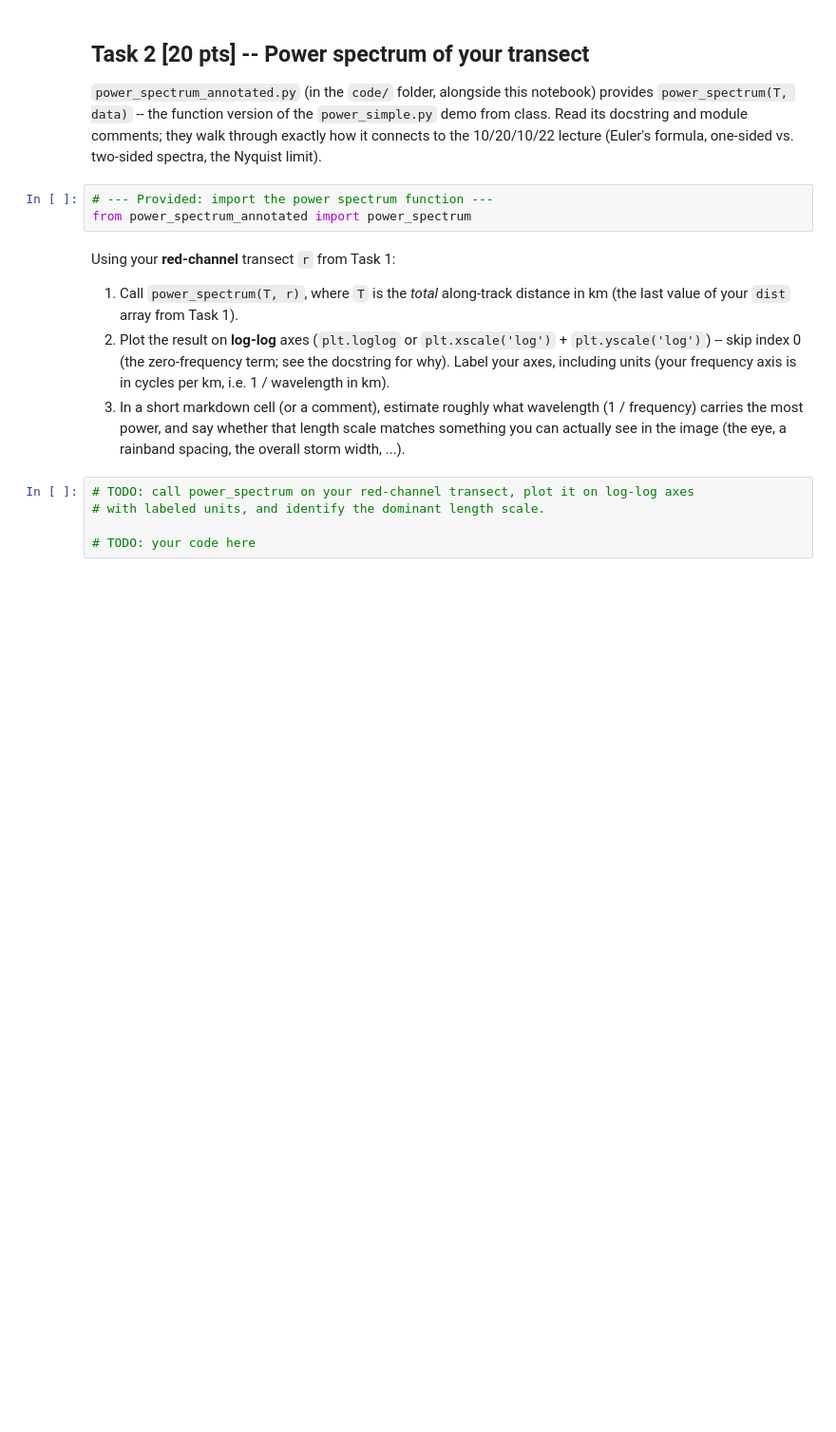
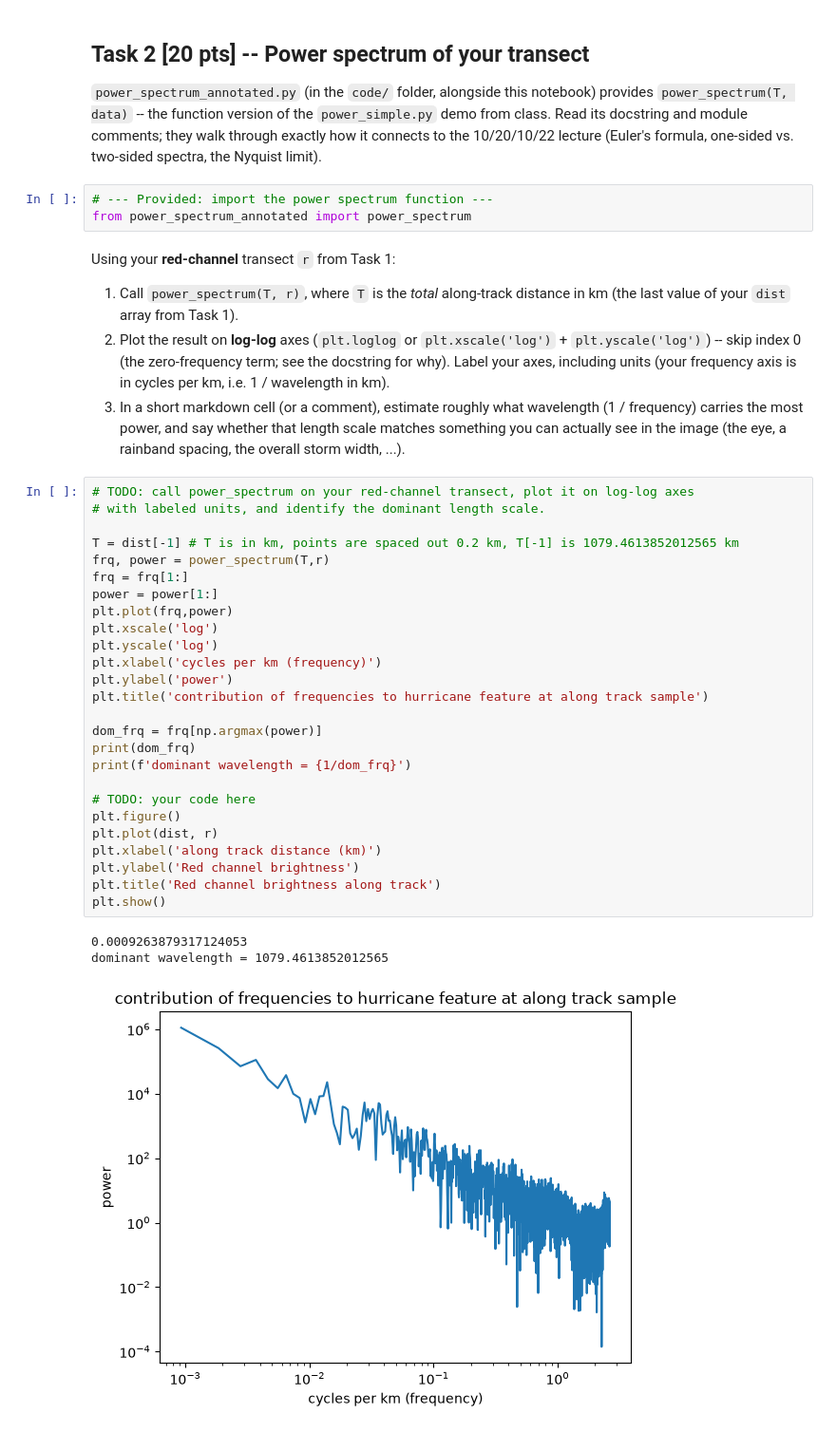
Before and after one commit to mamc5940-sketch/ATOC-4815_5815-homework, a Jupyter notebook: code/hw7.ipynb, the cells around one changed output. Shown at 95% size. Cells and saved outputs as stored; diff of their text form; blank space fills up the shorter version.

```diff
--- a/code/hw7.ipynb
+++ b/code/hw7.ipynb
@@ -215,5 +215,30 @@ Using your **red-channel** transect `r` from Task 1:
 # %%
 # TODO: call power_spectrum on your red-channel transect, plot it on log-log axes
 # with labeled units, and identify the dominant length scale.
 
+T = dist[-1] # T is in km, points are spaced out 0.2 km, T[-1] is 1079.4613852012565 km
+frq, power = power_spectrum(T,r)
+frq = frq[1:]
+power = power[1:]
+plt.plot(frq,power)
+plt.xscale('log')
+plt.yscale('log')
+plt.xlabel('cycles per km (frequency)')
+plt.ylabel('power')
+plt.title('contribution of frequencies to hurricane feature at along track sample')
+
+dom_frq = frq[np.argmax(power)]
+print(dom_frq)
+print(f'dominant wavelength = {1/dom_frq}')
+
 # TODO: your code here
+plt.figure()
+plt.plot(dist, r)
+plt.xlabel('along track distance (km)')
+plt.ylabel('Red channel brightness')
+plt.title('Red channel brightness along track')
+plt.show()
+# %% [output]
+0.0009263879317124053
+dominant wavelength = 1079.4613852012565
+[figure, added]
```
Also changed, not shown: parts of 5 cells of this notebook.
